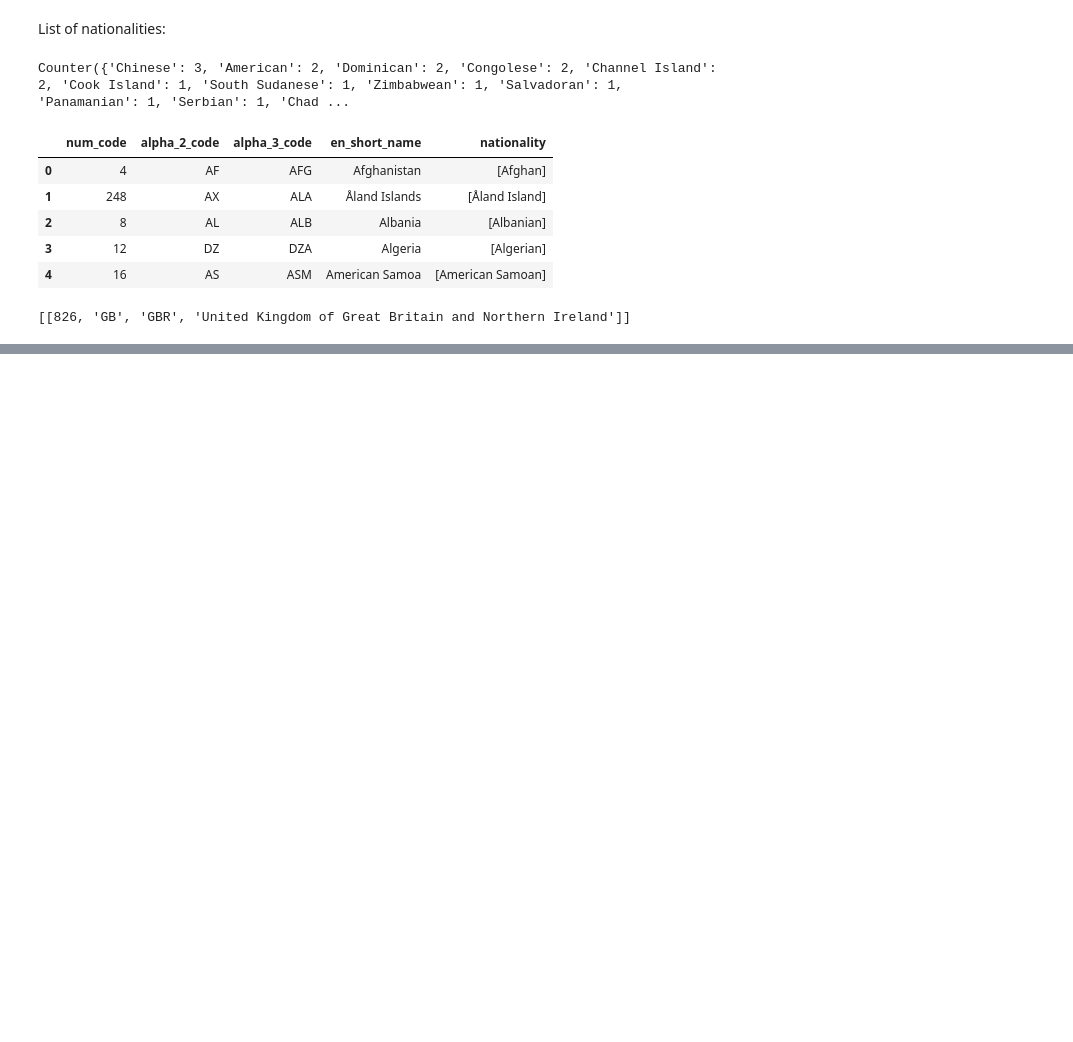
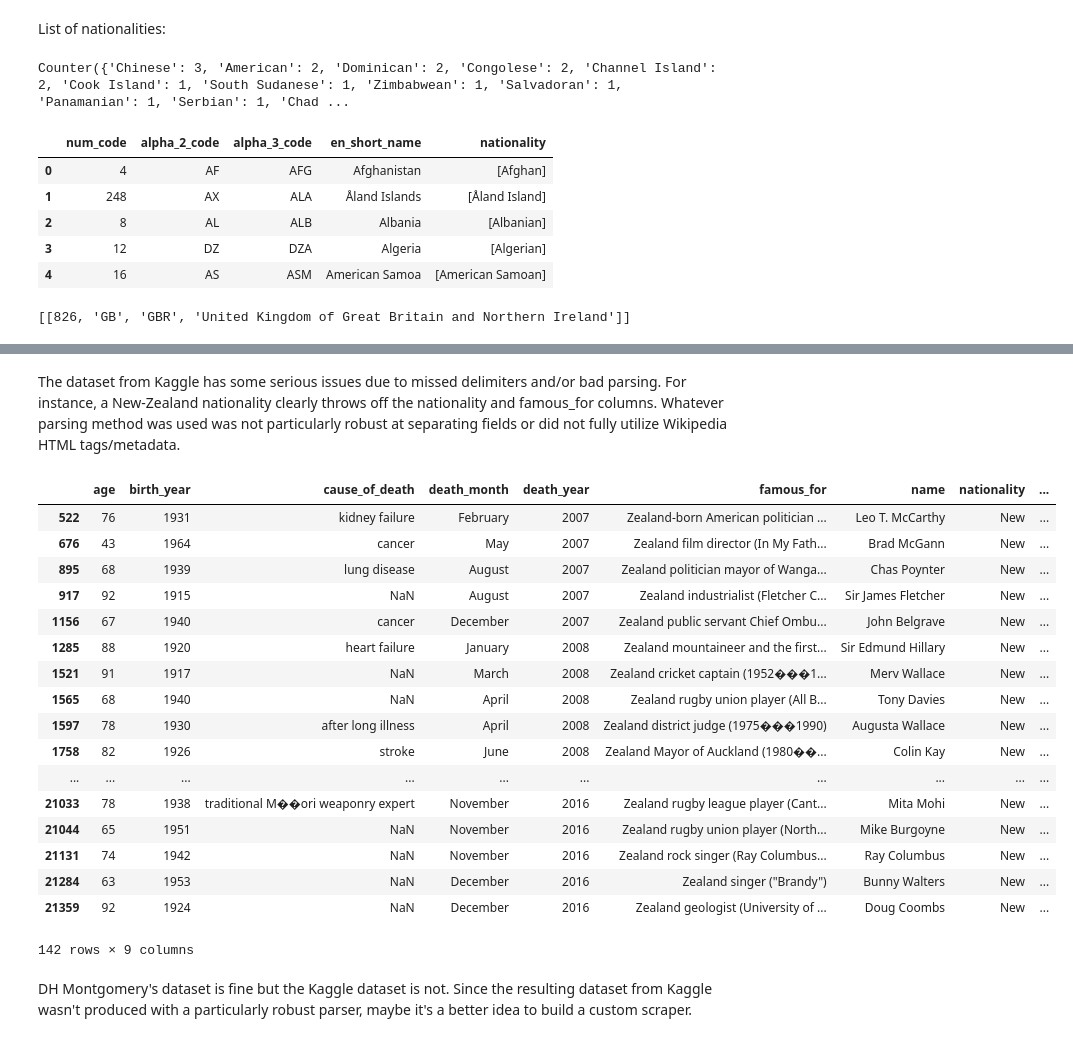
Before and after one commit to geordgez/celeb_deaths_1, a Jupyter notebook: src/process_clean_extract_1.ipynb, the cells around one changed output, grey strips where cells are left out. Saved outputs shown, nothing was run; the diff lists cells and outputs as text; code cells hidden in the pictures; blank space fills up the shorter version.

Commit message:
realized bad quality of kaggle dataset

```diff
--- a/src/process_clean_extract_1.ipynb
+++ b/src/process_clean_extract_1.ipynb
@@ -221,0 +253,25 @@ natl_mapping[natl_mapping.nationality == 'American']
+# %% [markdown]
+The dataset from Kaggle has some serious issues due to missed delimiters and/or bad parsing. For instance, a New-Zealand nationality clearly throws off the nationality and famous_for columns. Whatever parsing method was used was not particularly robust at separating fields or did not fully utilize Wikipedia HTML tags/metadata.
+# %%
+df_wiki[(df_wiki.famous_for.map(lambda x: "Zealand" in str(x)))]
+# %% [output]
+|  | age | birth_year | cause_of_death | death_month | death_year | famous_for | name | nationality | ... |
+| 522 | 76 | 1931 | kidney failure | February | 2007 | Zealand-born American politician ... | Leo T. McCarthy | New | ... |
+| 676 | 43 | 1964 | cancer | May | 2007 | Zealand film director (In My Fath... | Brad McGann | New | ... |
+| 895 | 68 | 1939 | lung disease | August | 2007 | Zealand politician mayor of Wanga... | Chas Poynter | New | ... |
+| 917 | 92 | 1915 | NaN | August | 2007 | Zealand industrialist (Fletcher C... | Sir James Fletcher | New | ... |
+| 1156 | 67 | 1940 | cancer | December | 2007 | Zealand public servant Chief Ombu... | John Belgrave | New | ... |
+| 1285 | 88 | 1920 | heart failure | January | 2008 | Zealand mountaineer and the first... | Sir Edmund Hillary | New | ... |
+| 1521 | 91 | 1917 | NaN | March | 2008 | Zealand cricket captain (1952���1... | Merv Wallace | New | ... |
+| 1565 | 68 | 1940 | NaN | April | 2008 | Zealand rugby union player (All B... | Tony Davies | New | ... |
+| 1597 | 78 | 1930 | after long illness | April | 2008 | Zealand district judge (1975���1990) | Augusta Wallace | New | ... |
+| 1758 | 82 | 1926 | stroke | June | 2008 | Zealand Mayor of Auckland (1980��... | Colin Kay | New | ... |
+| ... | ... | ... | ... | ... | ... | ... | ... | ... | ... |
+| 21033 | 78 | 1938 | traditional M��ori weaponry expert | November | 2016 | Zealand rugby league player (Cant... | Mita Mohi | New | ... |
+| 21044 | 65 | 1951 | NaN | November | 2016 | Zealand rugby union player (North... | Mike Burgoyne | New | ... |
+| 21131 | 74 | 1942 | NaN | November | 2016 | Zealand rock singer (Ray Columbus... | Ray Columbus | New | ... |
+| 21284 | 63 | 1953 | NaN | December | 2016 | Zealand singer ("Brandy") | Bunny Walters | New | ... |
+| 21359 | 92 | 1924 | NaN | December | 2016 | Zealand geologist (University of ... | Doug Coombs | New | ... |
+142 rows × 9 columns
+# %% [markdown]
+DH Montgomery's dataset is fine but the Kaggle dataset is not. Since the resulting dataset from Kaggle wasn't produced with a particularly robust parser, maybe it's a better idea to build a custom scraper.
```
Also changed, not shown: parts of 26 cells of this notebook.
